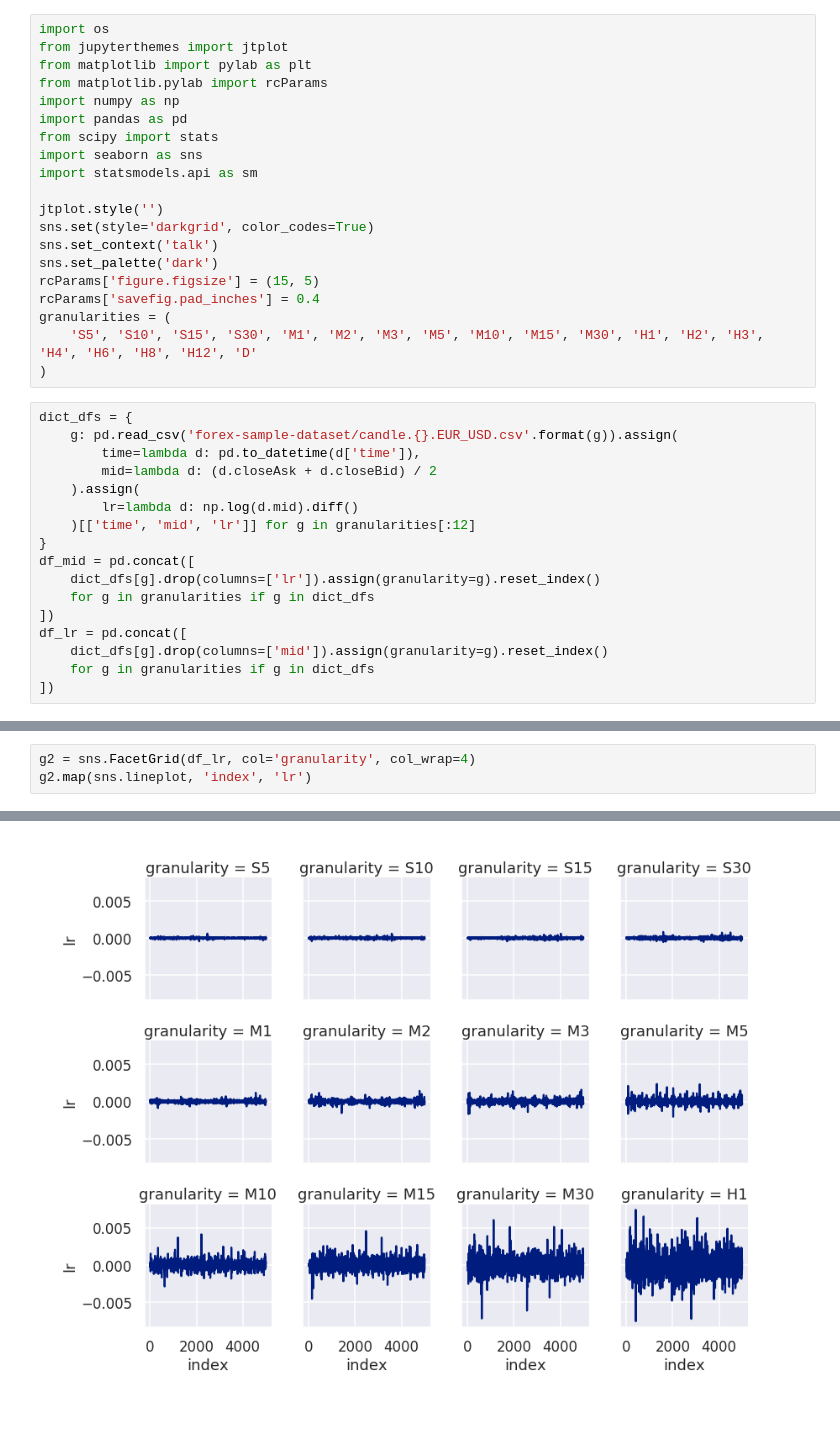
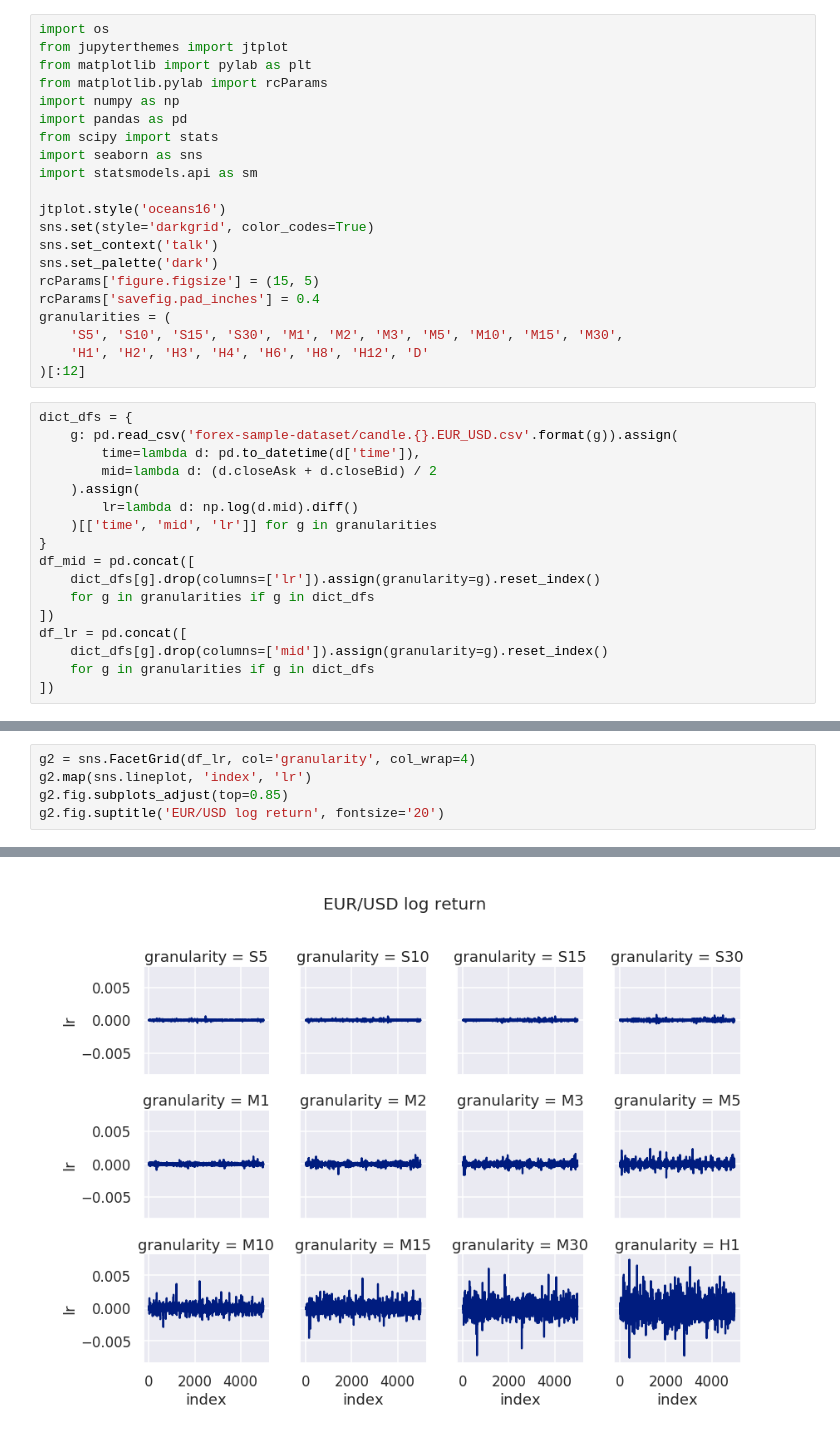
Before and after one commit to dceoy/jupyter-eda-forex, a Jupyter notebook: eda.ipynb, the cells around one changed output, grey strips where cells are left out. Saved outputs shown, nothing was run; the diff lists cells and outputs as text.

```diff
--- a/eda.ipynb
+++ b/eda.ipynb
@@ -9,15 +9,16 @@ from scipy import stats
 import seaborn as sns
 import statsmodels.api as sm
 
-jtplot.style('')
+jtplot.style('oceans16')
 sns.set(style='darkgrid', color_codes=True)
 sns.set_context('talk')
 sns.set_palette('dark')
 rcParams['figure.figsize'] = (15, 5)
 rcParams['savefig.pad_inches'] = 0.4
 granularities = (
-    'S5', 'S10', 'S15', 'S30', 'M1', 'M2', 'M3', 'M5', 'M10', 'M15', 'M30', 'H1', 'H2', 'H3', 'H4', 'H6', 'H8', 'H12', 'D'
-)
+    'S5', 'S10', 'S15', 'S30', 'M1', 'M2', 'M3', 'M5', 'M10', 'M15', 'M30',
+    'H1', 'H2', 'H3', 'H4', 'H6', 'H8', 'H12', 'D'
+)[:12]
 # %%
 dict_dfs = {
     g: pd.read_csv('forex-sample-dataset/candle.{}.EUR_USD.csv'.format(g)).assign(
@@ -25,7 +26,7 @@ dict_dfs = {
         mid=lambda d: (d.closeAsk + d.closeBid) / 2
     ).assign(
         lr=lambda d: np.log(d.mid).diff()
-    )[['time', 'mid', 'lr']] for g in granularities[:12]
+    )[['time', 'mid', 'lr']] for g in granularities
 }
 df_mid = pd.concat([
     dict_dfs[g].drop(columns=['lr']).assign(granularity=g).reset_index()
@@ -44,4 +47,6 @@ g1.map(sns.lineplot, 'index', 'mid')
 # %%
 g2 = sns.FacetGrid(df_lr, col='granularity', col_wrap=4)
 g2.map(sns.lineplot, 'index', 'lr')
+g2.fig.subplots_adjust(top=0.85)
+g2.fig.suptitle('EUR/USD log return', fontsize='20')
 # %% [output]
@@ -49 +54 @@ g2.map(sns.lineplot, 'index', 'lr')
-[figure, old version]
+[figure, new version]
```
Also changed, not shown: parts of 8 cells of this notebook.
